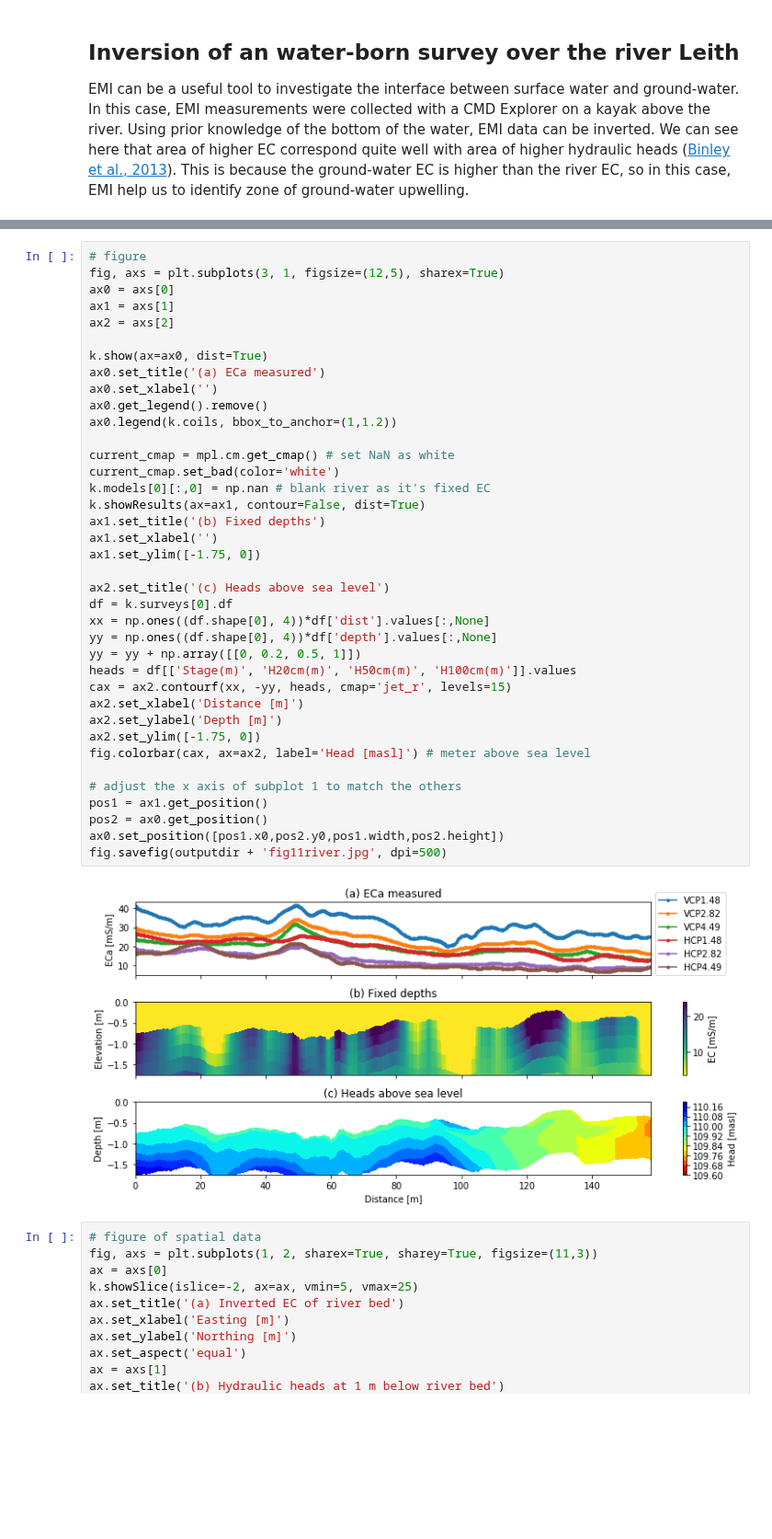
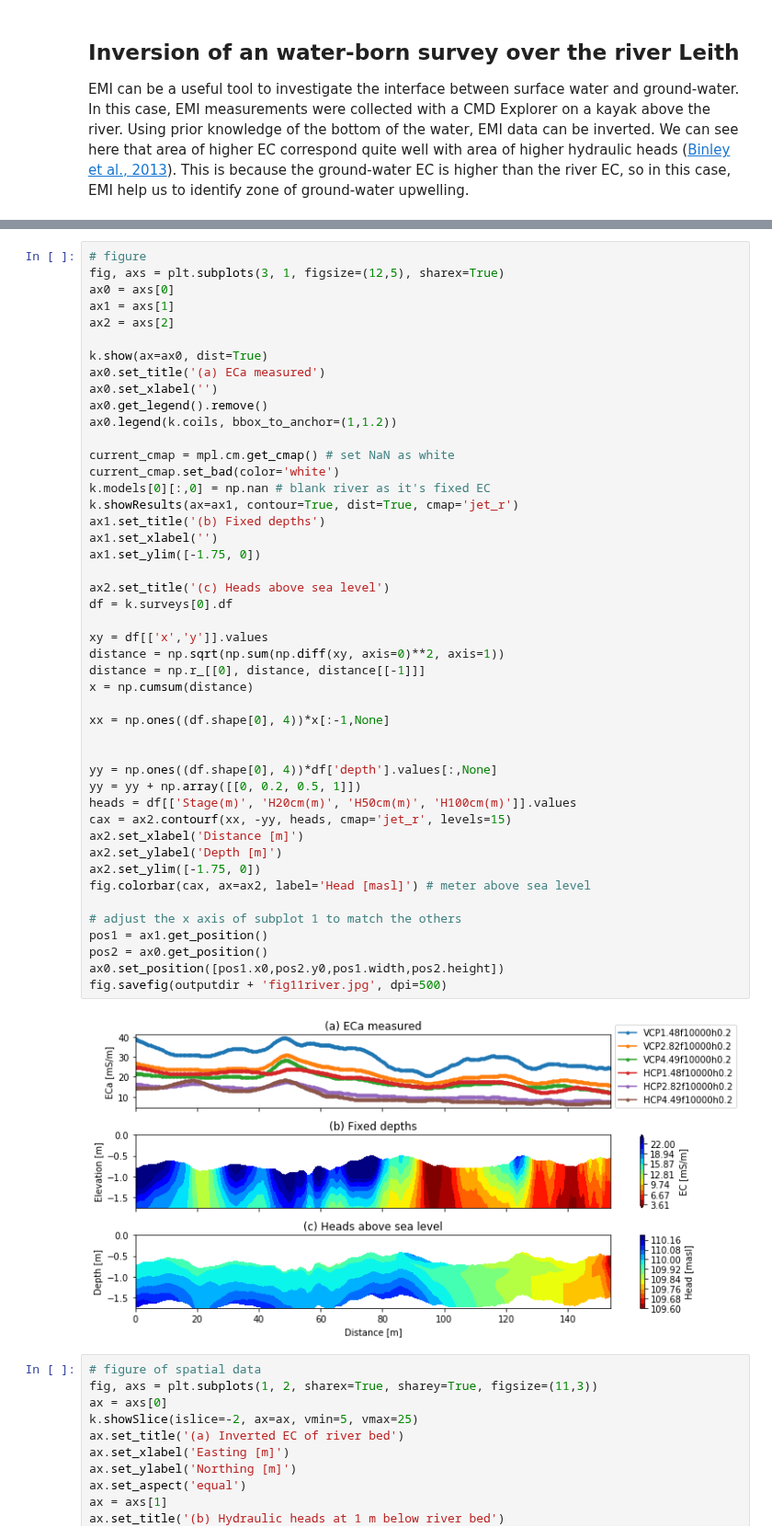
Before and after one commit to hkexgroup/emagpy, a Jupyter notebook: jupyter-notebook/em-paper.ipynb, the cells around one changed output, grey strips where cells are left out. Shown at 92% size. Saved outputs shown, nothing was run; the diff lists cells and outputs as text; blank space fills up the shorter version.

```diff
--- a/jupyter-notebook/em-paper.ipynb
+++ b/jupyter-notebook/em-paper.ipynb
@@ -388,36 +415,44 @@ ax2 = axs[2]
 k.show(ax=ax0, dist=True)
 ax0.set_title('(a) ECa measured')
 ax0.set_xlabel('')
 ax0.get_legend().remove()
 ax0.legend(k.coils, bbox_to_anchor=(1,1.2))
 
 current_cmap = mpl.cm.get_cmap() # set NaN as white
 current_cmap.set_bad(color='white')
 k.models[0][:,0] = np.nan # blank river as it's fixed EC
-k.showResults(ax=ax1, contour=False, dist=True)
+k.showResults(ax=ax1, contour=True, dist=True, cmap='jet_r')
 ax1.set_title('(b) Fixed depths')
 ax1.set_xlabel('')
 ax1.set_ylim([-1.75, 0])
 
 ax2.set_title('(c) Heads above sea level')
 df = k.surveys[0].df
-xx = np.ones((df.shape[0], 4))*df['dist'].values[:,None]
+
+xy = df[['x','y']].values
+distance = np.sqrt(np.sum(np.diff(xy, axis=0)**2, axis=1))
+distance = np.r_[[0], distance, distance[[-1]]]
+x = np.cumsum(distance)
+
+xx = np.ones((df.shape[0], 4))*x[:-1,None]
+
+
 yy = np.ones((df.shape[0], 4))*df['depth'].values[:,None]
 yy = yy + np.array([[0, 0.2, 0.5, 1]])
 heads = df[['Stage(m)', 'H20cm(m)', 'H50cm(m)', 'H100cm(m)']].values
 cax = ax2.contourf(xx, -yy, heads, cmap='jet_r', levels=15)
 ax2.set_xlabel('Distance [m]')
 ax2.set_ylabel('Depth [m]')
 ax2.set_ylim([-1.75, 0])
 fig.colorbar(cax, ax=ax2, label='Head [masl]') # meter above sea level
 
 # adjust the x axis of subplot 1 to match the others
 pos1 = ax1.get_position()
 pos2 = ax0.get_position()
 ax0.set_position([pos1.x0,pos2.y0,pos1.width,pos2.height])
 fig.savefig(outputdir + 'fig11river.jpg', dpi=500)
 # %% [output]
-[figure, old version]
+[figure, new version]
 # %%
 # figure of spatial data
 fig, axs = plt.subplots(1, 2, sharex=True, sharey=True, figsize=(11,3))
```
Also changed, not shown: parts of 11 cells of this notebook, 3 other files.
